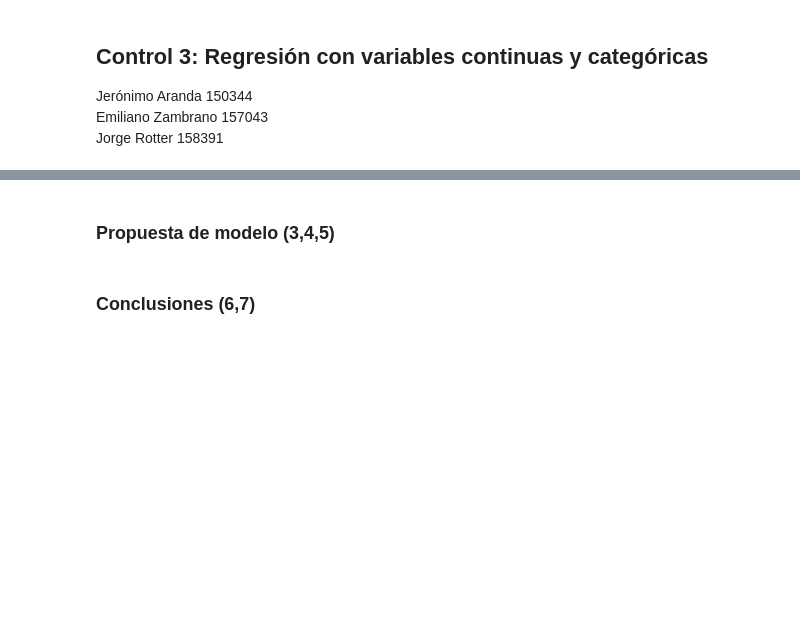
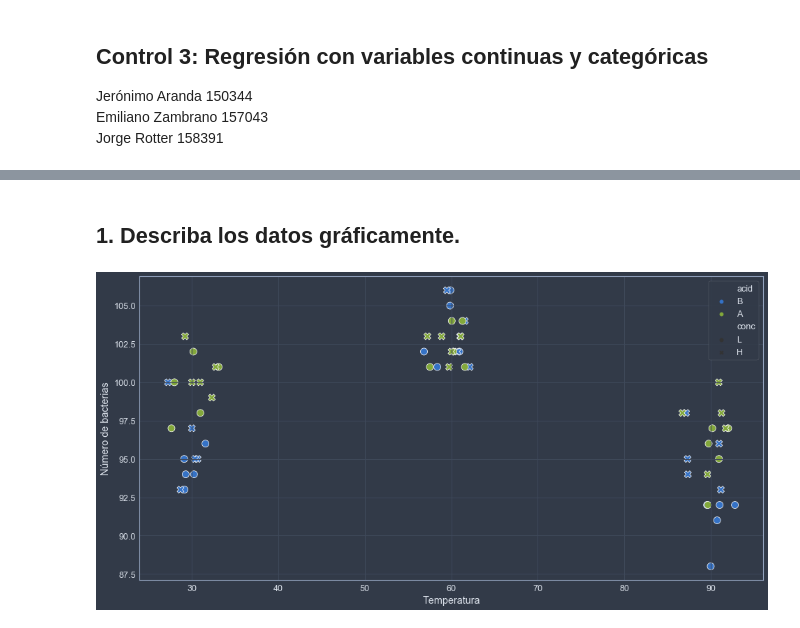
Before and after one commit to jeroaranda/aplicada2, a Jupyter notebook: control3.ipynb, the cells around one changed output, grey strips where cells are left out. Cells and saved outputs as stored; diff of their text form; code cells hidden in the pictures; blank space fills up the shorter version.

```diff
--- a/control3.ipynb
+++ b/control3.ipynb
@@ -17,6 +23,7 @@ Jorge Rotter  158391
+# %%
+plt.rcParams['figure.figsize'] = (16, 8)
 # %%
 dat = [i.strip().split() for i in open("bacterias.dat").readlines()]
-df=pd.DataFrame(dat[1:],columns=dat[0])
-df['Temp']=df['Temp'].astype(int)
-df['Nbact']=df['Nbact'].astype(int)
-df.head()
+bact = pd.DataFrame(dat[1:],columns=dat[0]).drop('obs', axis=1)
+bact.columns = bact.columns.str.strip().str.lower()
+bact.rename(columns={'nbact':'n'}, inplace=True)
@@ -40,4 +30,24 @@ Text(0.5,0,'Temperatura')
-# %% [markdown]
-### Propuesta de modelo (3,4,5)
-# %% [markdown]
-### Conclusiones (6,7)
+# %%
+for col in ['temp', 'n']:
+    bact[col] = bact[col].astype(int)
+for col in ['acid', 'conc']:
+    bact[col] = bact[col].astype(str)
+# %%
+bact['conc'] = bact.conc.astype(str)
+bact['acid'] = bact.acid.astype(str)
+bact['jtemp'] = bact.temp + np.sqrt(2)*np.random.randn(bact.shape[0])
+# %% [markdown]
+## 1. Describa los datos gráficamente.
+# %%
+ax=sns.scatterplot(
+    x='jtemp',
+    y='n',
+    hue='acid',
+    style='conc',
+    s=100,
+    data=bact
+)
+ax.set_xlabel('Temperatura')
+ax=ax.set_ylabel('Número de bacterias')
+# %% [output]
+[figure, added]
```
Also changed, not shown: parts of 46 cells of this notebook, 11 other files.
